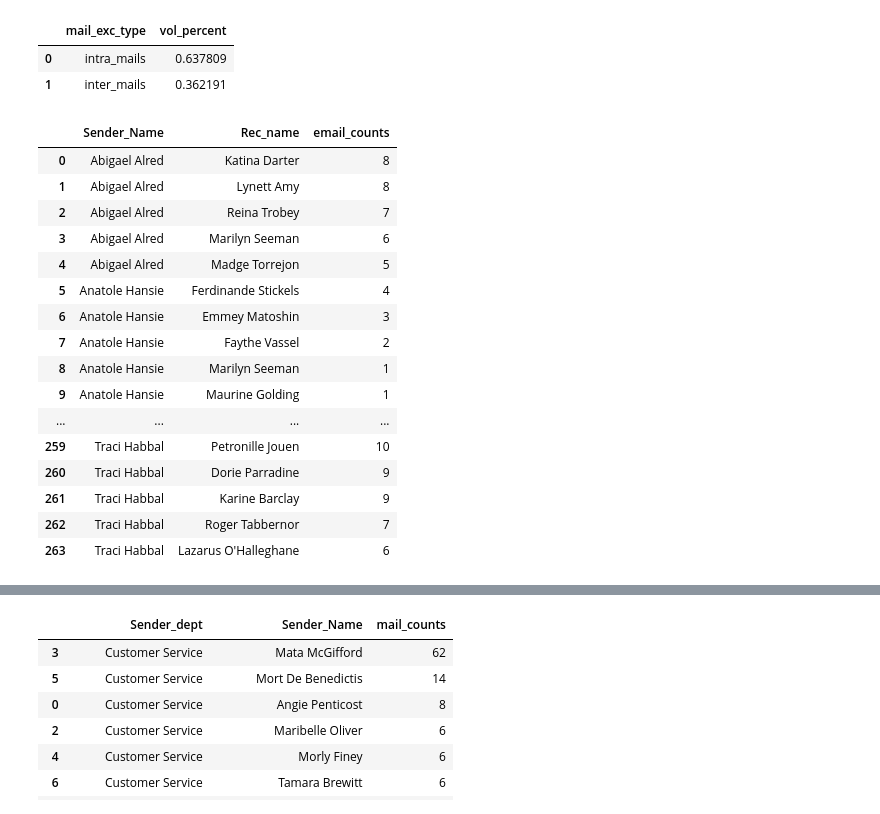
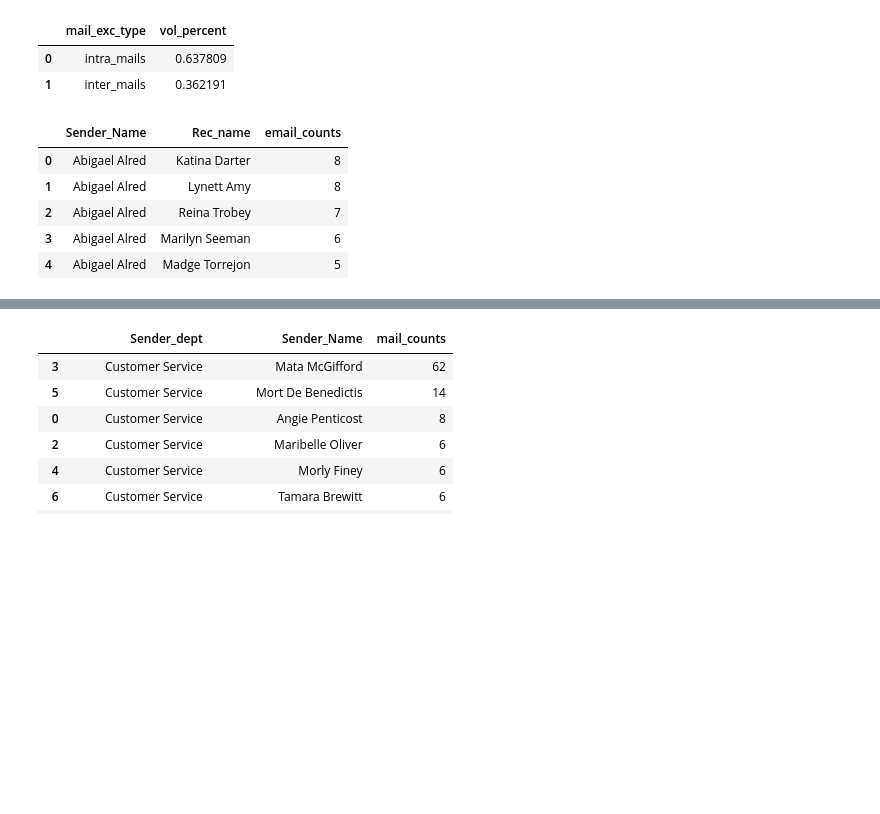
Before and after one commit to djibril968/Python_projects, a Jupyter notebook: Onyx_email_analysis.ipynb, the cells around one changed output, grey strips where cells are left out. Cells and saved outputs as stored; diff of their text form; code cells hidden in the pictures; blank space fills up the shorter version.

```diff
--- a/Onyx_email_analysis.ipynb
+++ b/Onyx_email_analysis.ipynb
@@ -469,26 +458,15 @@ Email_fact_data[['mail_exc_type']].value_counts(normalize= True).reset_index(nam
 # %%
 #now we look at volume of email exchange between employees
 pd.set_option('display.max_row', 300)
 email_exc_emp = Email_fact_data.groupby('Sender_Name')['Rec_name'].value_counts().reset_index(name = 'email_counts').sort_values(by=(['Sender_Name', 'email_counts']), ascending = [True, False])
-email_exc_emp
+email_exc_emp.head()
 # %% [output]
 |  | Sender_Name | Rec_name | email_counts |
 | 0 | Abigael Alred | Katina Darter | 8 |
 | 1 | Abigael Alred | Lynett Amy | 8 |
 | 2 | Abigael Alred | Reina Trobey | 7 |
 | 3 | Abigael Alred | Marilyn Seeman | 6 |
 | 4 | Abigael Alred | Madge Torrejon | 5 |
-| 5 | Anatole Hansie | Ferdinande Stickels | 4 |
-| 6 | Anatole Hansie | Emmey Matoshin | 3 |
-| 7 | Anatole Hansie | Faythe Vassel | 2 |
-| 8 | Anatole Hansie | Marilyn Seeman | 1 |
-| 9 | Anatole Hansie | Maurine Golding | 1 |
-| ... | ... | ... | ... |
-| 259 | Traci Habbal | Petronille Jouen | 10 |
-| 260 | Traci Habbal | Dorie Parradine | 9 |
-| 261 | Traci Habbal | Karine Barclay | 9 |
-| 262 | Traci Habbal | Roger Tabbernor | 7 |
-| 263 | Traci Habbal | Lazarus O'Halleghane | 6 |
 # %%
 #email volume by employees
 
```
Also changed, not shown: parts of 4 cells of this notebook.
